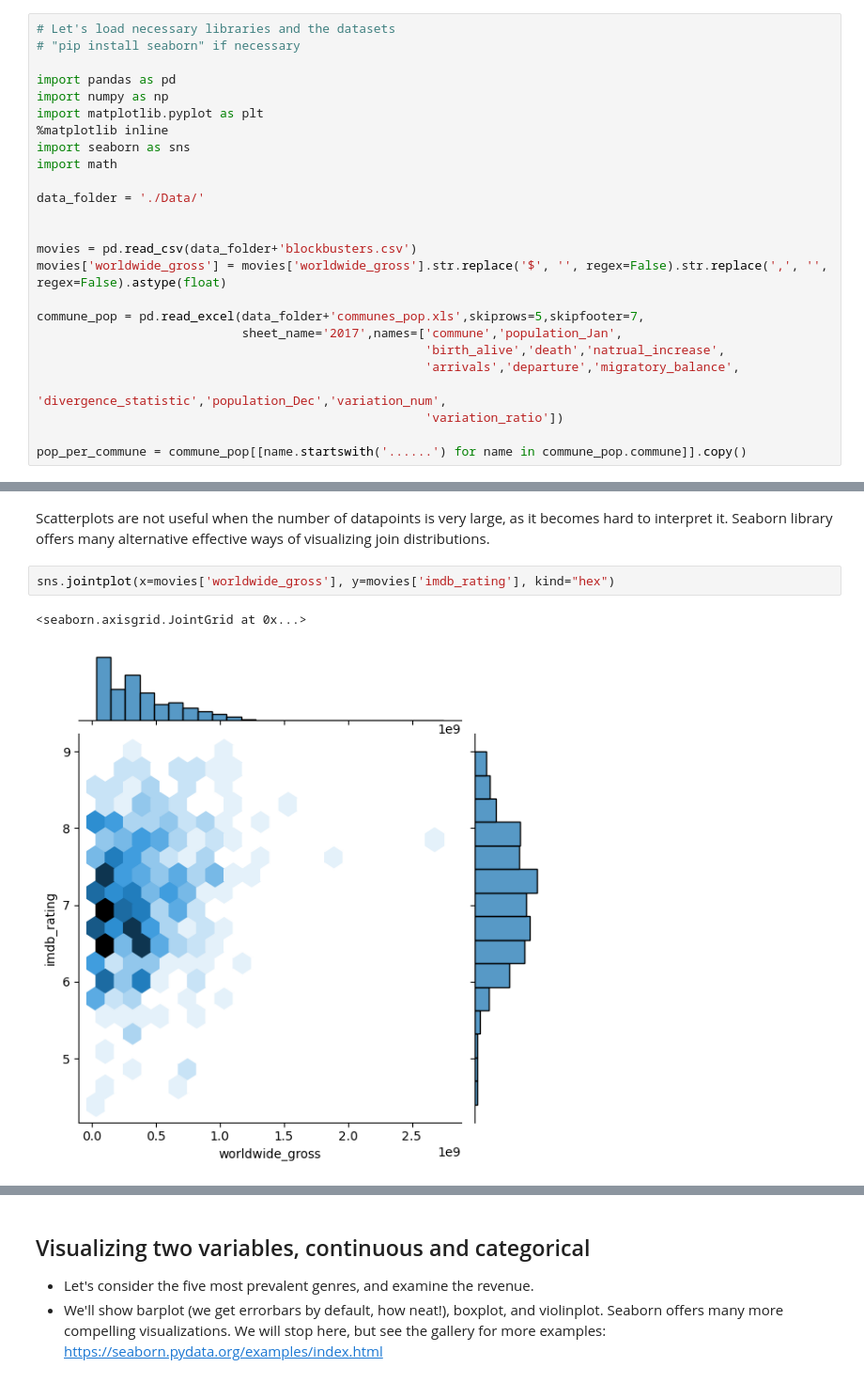
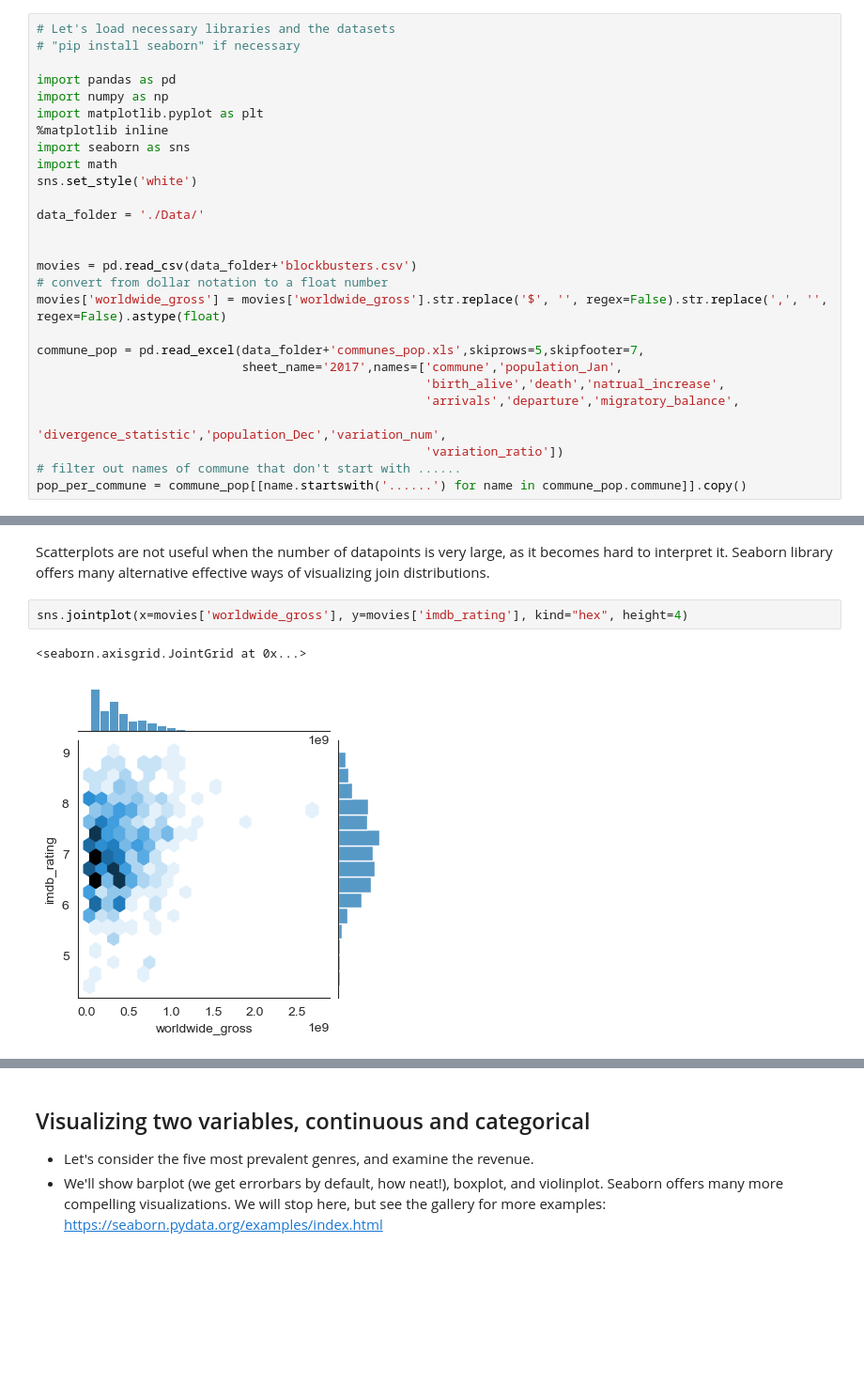
Before and after one commit to rureddish/ADA_Course_Material, a Jupyter notebook: Tutorials/02 - Data viz and data from the web/Becoming a DataVizard exercise.ipynb, the cells around one changed output, grey strips where cells are left out. Shown at 94% size. Drawn from its saved outputs; the diff is of its cells as text; blank space fills up the shorter version.

```diff
--- a/Tutorials/02 - Data viz and data from the web/Becoming a DataVizard exercise.ipynb
+++ b/Tutorials/02 - Data viz and data from the web/Becoming a DataVizard exercise.ipynb
@@ -36,11 +36,13 @@ import matplotlib.pyplot as plt
 %matplotlib inline
 import seaborn as sns
 import math
+sns.set_style('white')
 
 data_folder = './Data/'
 
 
 movies = pd.read_csv(data_folder+'blockbusters.csv')
+# convert from dollar notation to a float number
 movies['worldwide_gross'] = movies['worldwide_gross'].str.replace('$', '', regex=False).str.replace(',', '', regex=False).astype(float)
 
 commune_pop = pd.read_excel(data_folder+'communes_pop.xls',skiprows=5,skipfooter=7,
@@ -49,7 +51,7 @@ commune_pop = pd.read_excel(data_folder+'communes_pop.xls',skiprows=5,skipfooter
                                                      'arrivals','departure','migratory_balance',
                                                      'divergence_statistic','population_Dec','variation_num',
                                                      'variation_ratio'])
-
+# filter out names of commune that don't start with ......
 pop_per_commune = commune_pop[[name.startswith('......') for name in commune_pop.commune]].copy()
 # %% [markdown]
 ### Note:
@@ -123,8 +142,8 @@ Text(0, 0.5, 'IMDB rating')
 # %% [markdown]
 Scatterplots are not useful when the number of datapoints is very large, as it becomes hard to interpret it. Seaborn library offers many alternative effective ways of visualizing join distributions.
 # %%
-sns.jointplot(x=movies['worldwide_gross'], y=movies['imdb_rating'], kind="hex")
+sns.jointplot(x=movies['worldwide_gross'], y=movies['imdb_rating'], kind="hex", height=4)
 # %% [output]
 <seaborn.axisgrid.JointGrid at 0x...>
-[figure, old version]
+[figure, new version]
 # %%
```
Also changed, not shown: parts of 41 cells of this notebook, 1 other file.
